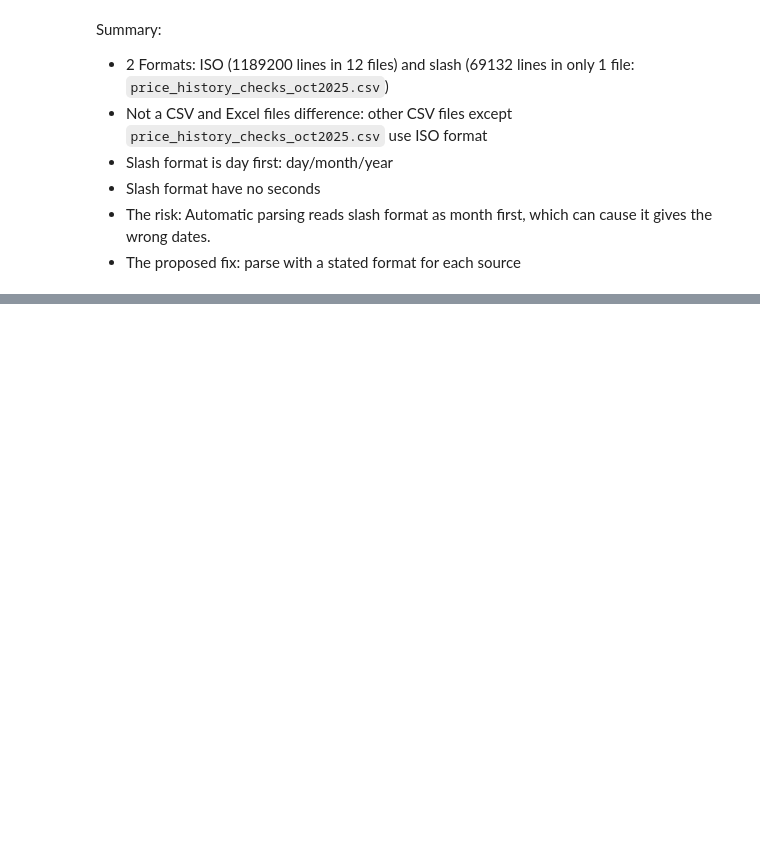
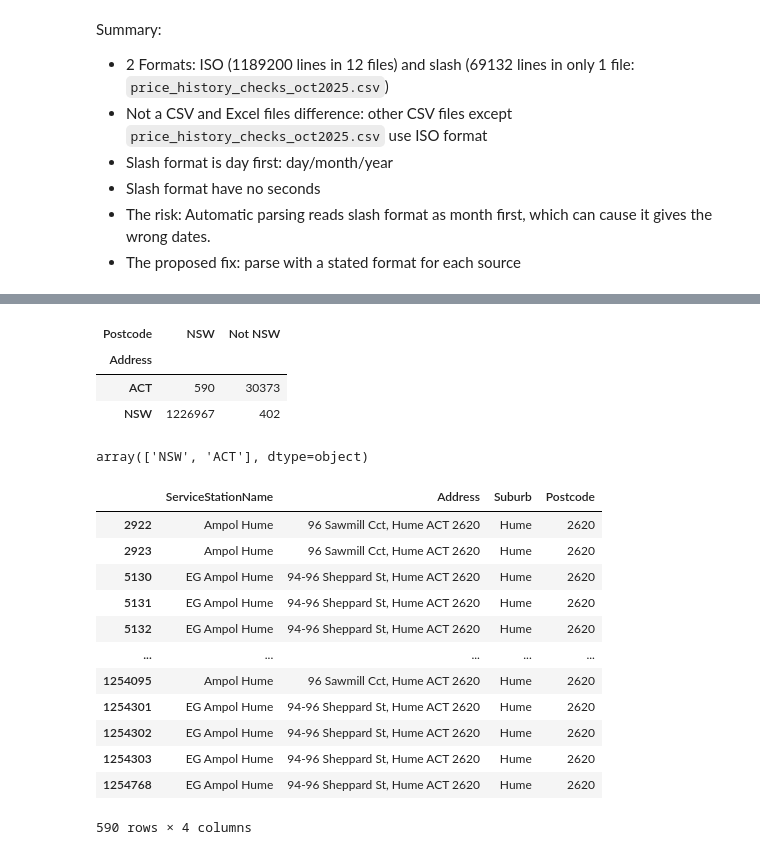
Before and after one commit to DanhHoangLongDuong/NSW-fuel-price-analysis, a Jupyter notebook: notebooks/01_load_and_profile.ipynb, the cells around one changed output, grey strips where cells are left out. Drawn from its saved outputs; the diff is of its cells as text; code cells hidden in the pictures; blank space fills up the shorter version.

Commit message:
sort and check Postcode consistency

```diff
--- a/notebooks/01_load_and_profile.ipynb
+++ b/notebooks/01_load_and_profile.ipynb
@@ -293,0 +230,16 @@ Length: 2519, dtype: str
+# %%
+# Extract state from address
+non_NSW_stations_check1 = (full_table["Address"]
+                           .str.upper()
+                           .str.findall(r"\b(NSW|ACT|VIC|QLD|SA|WA|TAS|NT|"
+                                        r"NEW\s+SOUTH\s+WALES|AUSTRALIAN\s+CAPITAL\s+TERRITORY|VICTORIA|QUEENSLAND|SOUTH\s+AUSTRALIA|WESTERN\s+AUSTRALIA|TASMANIA|NORTHERN\s+TERRITORY)\b"
+                                        ).str[-1].replace({"NEW SOUTH WALES": "NSW",
+                                                           "AUSTRALIAN CAPITAL TERRITORY": "ACT",
+                                                           "VICTORIA":"VIC",
+                                                           "QUEENSLAND": "QLD",
+                                                           "SOUTH AUSTRALIA": "SA",
+                                                           "WESTERN AUSTRALIA": "WA",
+                                                           "TASMANIA": "TAS",
+                                                           "NORTHERN TERRITORY": "NT"})
+                           )
+non_NSW_stations_check1.value_counts()
@@ -293,0 +251,10 @@ Length: 2519, dtype: str
+# %%
+# Confirm if all Station are in NSW
+non_NSW_stations_check2 = (
+                            (full_table["Postcode"].astype("int16").between(1000, 1999)) |
+                            (full_table["Postcode"].astype("int16").between(2000, 2599)) |
+                            (full_table["Postcode"].astype("int16").between(2619, 2899)) |
+                            (full_table["Postcode"].astype("int16").between(2921, 2999))
+                          ).map({True:"NSW", False:"Not NSW"})
+
+non_NSW_stations_check2
@@ -293,0 +274,28 @@ Length: 2519, dtype: str
+# %%
+pd.crosstab(index=non_NSW_stations_check1, columns=non_NSW_stations_check2)
+# %% [output]
+| Postcode | NSW | Not NSW |
+| Address |  |  |
+| ACT | 590 | 30373 |
+| NSW | 1226967 | 402 |
+# %%
+non_NSW_stations_check1.unique()
+# %% [output]
+array(['NSW', 'ACT'], dtype=object)
+# %%
+act_address_nsw_postcode = ((non_NSW_stations_check1 == "ACT") & (non_NSW_stations_check2 == "NSW"))
+full_table.loc[act_address_nsw_postcode, ["ServiceStationName", "Address", "Suburb", "Postcode"]]
+# %% [output]
+|  | ServiceStationName | Address | Suburb | Postcode |
+| 2922 | Ampol Hume | 96 Sawmill Cct, Hume ACT 2620 | Hume | 2620 |
+| 2923 | Ampol Hume | 96 Sawmill Cct, Hume ACT 2620 | Hume | 2620 |
+| 5130 | EG Ampol Hume | 94-96 Sheppard St, Hume ACT 2620 | Hume | 2620 |
+| 5131 | EG Ampol Hume | 94-96 Sheppard St, Hume ACT 2620 | Hume | 2620 |
+| 5132 | EG Ampol Hume | 94-96 Sheppard St, Hume ACT 2620 | Hume | 2620 |
+| ... | ... | ... | ... | ... |
+| 1254095 | Ampol Hume | 96 Sawmill Cct, Hume ACT 2620 | Hume | 2620 |
+| 1254301 | EG Ampol Hume | 94-96 Sheppard St, Hume ACT 2620 | Hume | 2620 |
+| 1254302 | EG Ampol Hume | 94-96 Sheppard St, Hume ACT 2620 | Hume | 2620 |
+| 1254303 | EG Ampol Hume | 94-96 Sheppard St, Hume ACT 2620 | Hume | 2620 |
+| 1254768 | EG Ampol Hume | 94-96 Sheppard St, Hume ACT 2620 | Hume | 2620 |
+590 rows × 4 columns
```
Also changed, not shown: parts of 14 cells of this notebook.
